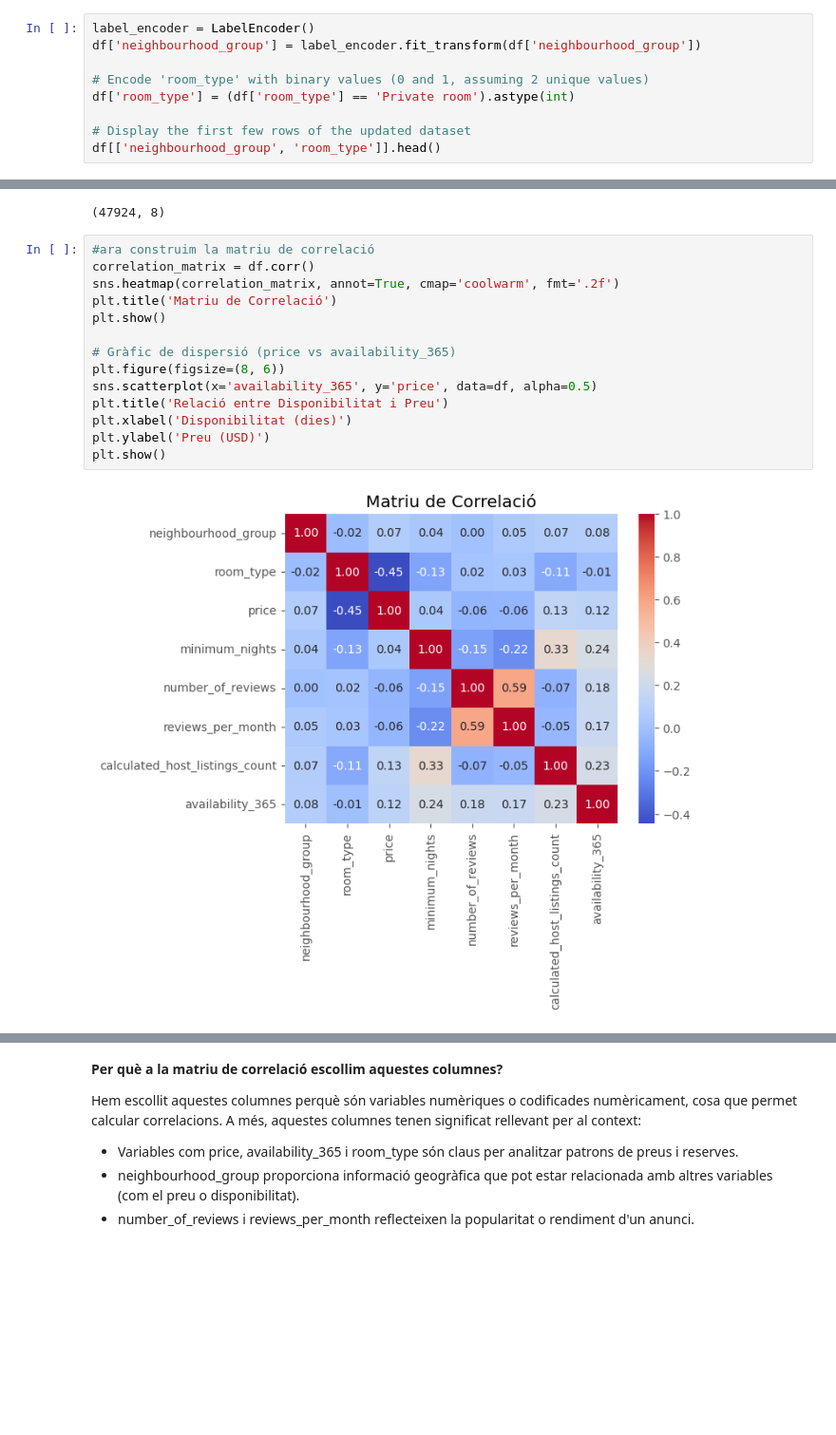
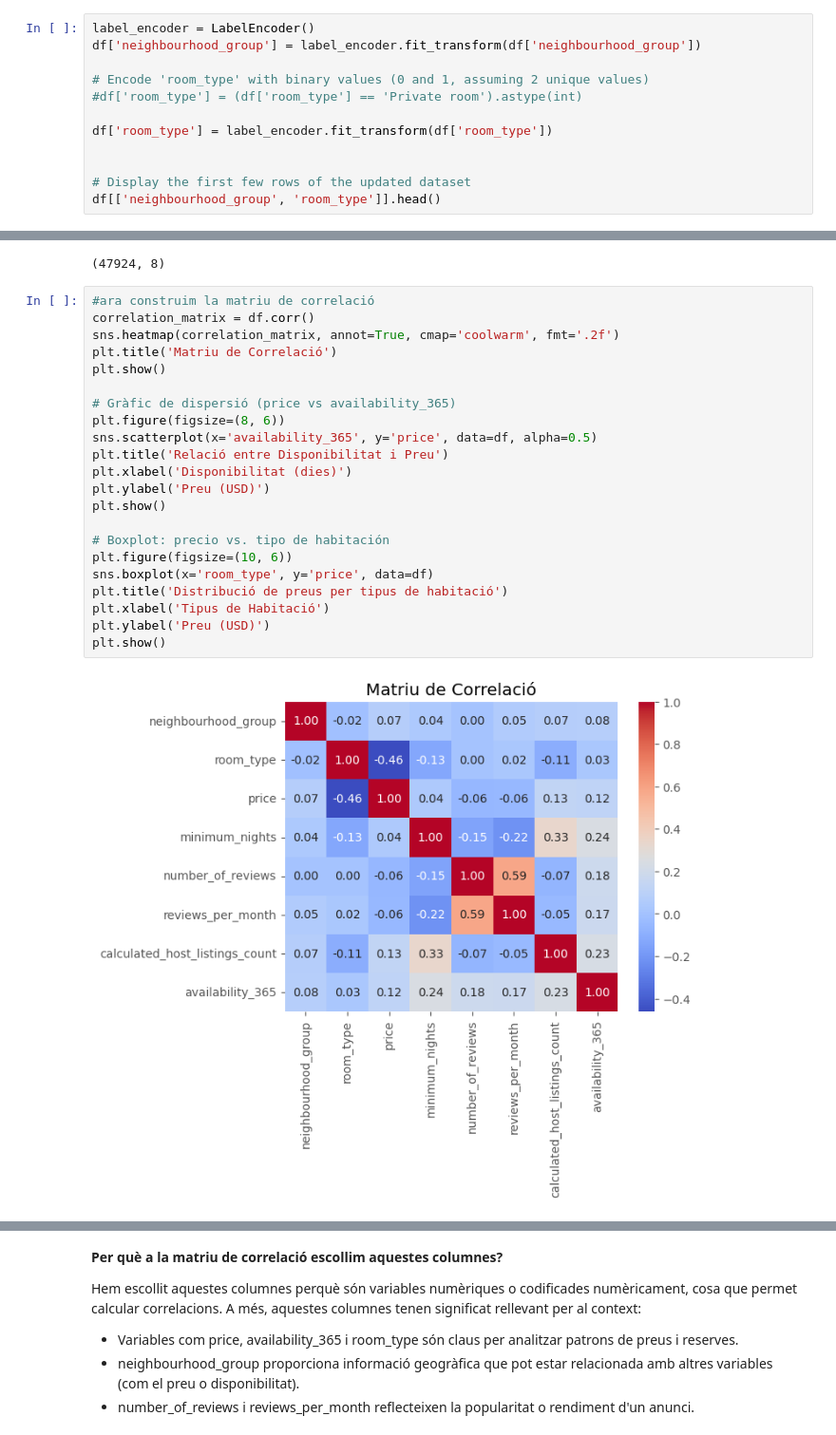
Before and after one commit to angela-uab/Kaggle-APC, a Jupyter notebook: kaggle.ipynb, the cells around one changed output, grey strips where cells are left out. Shown: that part at 95% size. Saved outputs shown, nothing was run; the diff lists cells and outputs as text; blank space fills up the shorter version.

```diff
--- a/kaggle.ipynb
+++ b/kaggle.ipynb
@@ -440,7 +446,10 @@ label_encoder = LabelEncoder()
 df['neighbourhood_group'] = label_encoder.fit_transform(df['neighbourhood_group'])
 
 # Encode 'room_type' with binary values (0 and 1, assuming 2 unique values)
-df['room_type'] = (df['room_type'] == 'Private room').astype(int)
+#df['room_type'] = (df['room_type'] == 'Private room').astype(int)
+
+df['room_type'] = label_encoder.fit_transform(df['room_type'])
+
 
 # Display the first few rows of the updated dataset
 df[['neighbourhood_group', 'room_type']].head()
@@ -460,17 +469,25 @@ print(df.shape)
 # %%
 #ara construim la matriu de correlació
 correlation_matrix = df.corr()
 sns.heatmap(correlation_matrix, annot=True, cmap='coolwarm', fmt='.2f')
 plt.title('Matriu de Correlació')
 plt.show()
 
 # Gràfic de dispersió (price vs availability_365)
 plt.figure(figsize=(8, 6))
 sns.scatterplot(x='availability_365', y='price', data=df, alpha=0.5)
 plt.title('Relació entre Disponibilitat i Preu')
 plt.xlabel('Disponibilitat (dies)')
 plt.ylabel('Preu (USD)')
 plt.show()
+
+# Boxplot: precio vs. tipo de habitación
+plt.figure(figsize=(10, 6))
+sns.boxplot(x='room_type', y='price', data=df)
+plt.title('Distribució de preus per tipus de habitació')
+plt.xlabel('Tipus de Habitació')
+plt.ylabel('Preu (USD)')
+plt.show()
 # %% [output]
-[figure, old version]
+[figure, new version]
 [figure]
```
Also changed, not shown: parts of 13 cells of this notebook.
